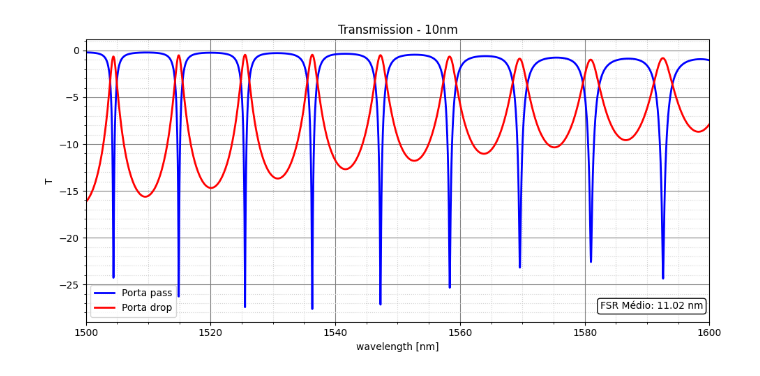
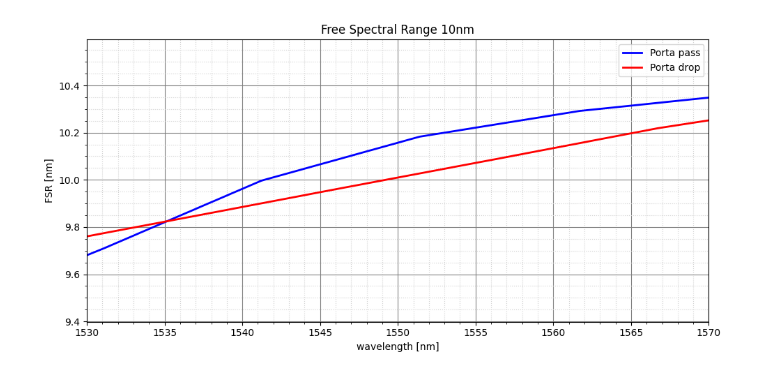
Before and after one commit to EdilbertoElias/Ring-Resonator, a Jupyter notebook: PDK/Ring_ressonator_PDK.ipynb, the cells around one changed output. Drawn from its saved outputs; the diff is of its cells as text; code cells hidden in the pictures.

```diff
--- a/PDK/Ring_ressonator_PDK.ipynb
+++ b/PDK/Ring_ressonator_PDK.ipynb
@@ -230,0 +186,2 @@ interApi.run(1)
+# %%
+fsr_medio = calcular_fsr_medio(wavelength_1/nm, transmission_1)
@@ -463,0 +398,2 @@ interApi.run(1)
+# %%
+fsr_medio = calcular_fsr_medio(wavelength_1/nm, transmission_1)
@@ -464,50 +467,35 @@ interApi.run(1)
 # %%
-FSR_1 = interApi.getresult('ONA', 'input 1/mode 1/gain')
-FSR_2 = interApi.getresult('ONA', 'input 2/mode 1/gain')
+FSR_1 = interApi.getresult('ONA', 'input 1/mode 1/peak/free spectral range')
+FSR_2 = interApi.getresult('ONA', 'input 2/mode 1/peak/free spectral range')
 
-wavelength_1 = np.array(FSR_1['wavelength']).flatten()
-transmission_1 = np.array(FSR_1["'TE' gain (dB)"])
+wavelength_1_10 = np.array(FSR_1['wavelength']).flatten()
+fsrplot_1_10 = np.array(FSR_1["'TE' free spectral range (m)"])
 
-wavelength_2 = np.array(FSR_2['wavelength']).flatten()
-transmission_2 = np.array(FSR_2["'TE' gain (dB)"])
+wavelength_2_10 = np.array(FSR_2['wavelength']).flatten()
+fsrplot_2_10 = np.array(FSR_2["'TE' free spectral range (m)"])
+
+fsrplot_2_10[0] = fsrplot_1_10[0]
 # %%
 fig2 = plt.figure(figsize=(10,5))
 ax2 = fig2.add_subplot(111)
 
-plt.plot(wavelength_1/nm, transmission_1, label = 'Porta pass', linewidth=2, color='blue')
-plt.plot(wavelength_2/nm, transmission_2, label = 'Porta drop', linewidth=2, color='red')
+plt.plot(wavelength_1_10/nm, fsrplot_1_10/nm, label = 'Porta pass', linewidth=2, color='blue')
+plt.plot(wavelength_2_10/nm, fsrplot_2_10/nm, label = 'Porta drop', linewidth=2, color='red')
 
 plt.axvline(x=valor_lambda, color='k', linestyle='--')
 
 plt.xlabel(r'wavelength [nm]')
-plt.ylabel('T')
-plt.xlim([start_wavelenth/nm, stop_wavelenth/nm])
-plt.title(r'Transmission - 10nm')
-plt.legend(loc='lower left')
+plt.ylabel('FSR [nm]')
+plt.xlim([start_wavelenth/nm+30, stop_wavelenth/nm-30])
+plt.title(r'Free Spectral Range 10nm')
+plt.legend(loc='best')
 plt.grid(which='major', color='gray', linestyle='-')
 plt.grid(which='minor', color='lightgray', linestyle=':')
-
-wavelength = wavelength_1/nm
-transmission = transmission_1
-
-vales, _ = find_peaks(-transmission)
-
-vales_wavelengths = wavelength[vales]
-
-distancias_entre_vales = -np.diff(vales_wavelengths)
-
-fsr_medio = np.mean(distancias_entre_vales)
-
-plt.annotate(f'FSR Médio: {fsr_medio:.2f} nm',
-             xy=(wavelength.max()-1, transmission.min()),
-             fontsize=10, color='black',
-             bbox=dict(facecolor='white', edgecolor='black', boxstyle='round,pad=0.3'),
-             ha='right')
 
 plt.minorticks_on()
 
 plt.tight_layout()
-plt.savefig('T - 10nm.png')
+plt.savefig('FSR - 10nm.png')
 plt.show()
 # %% [output]
-[figure, old version]
+[figure, new version]
```
Also changed, not shown: parts of 82 cells of this notebook.
